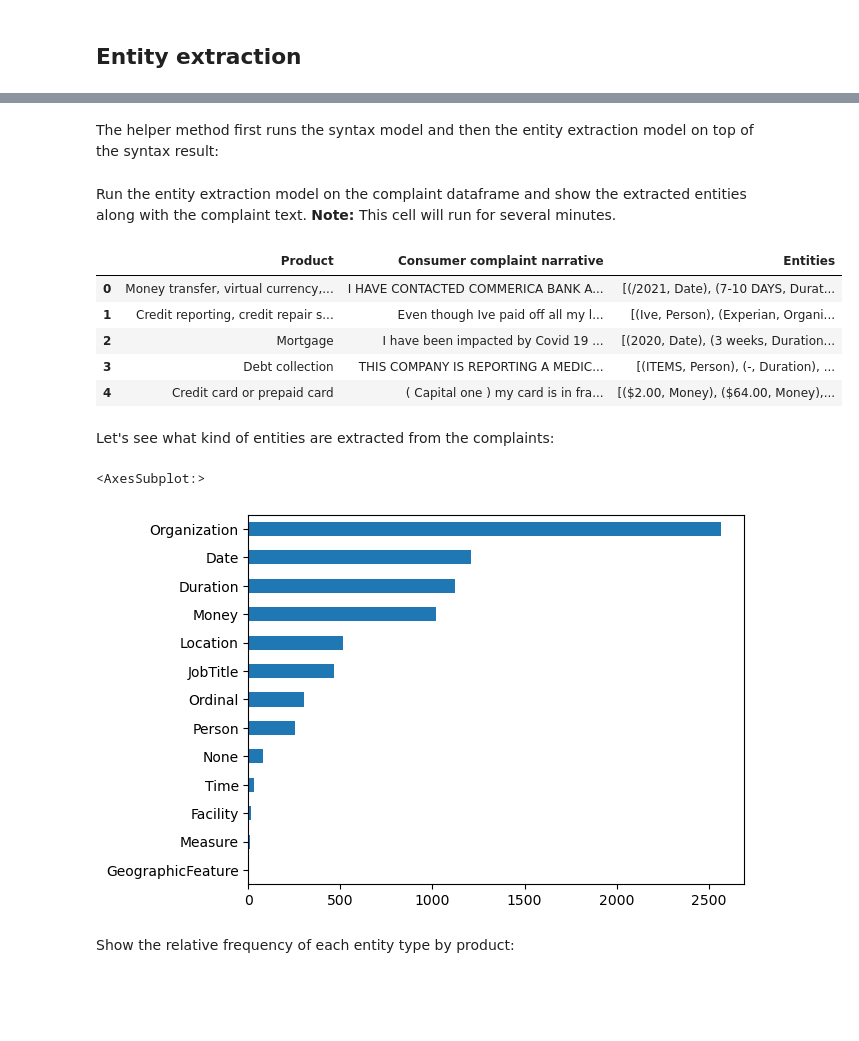
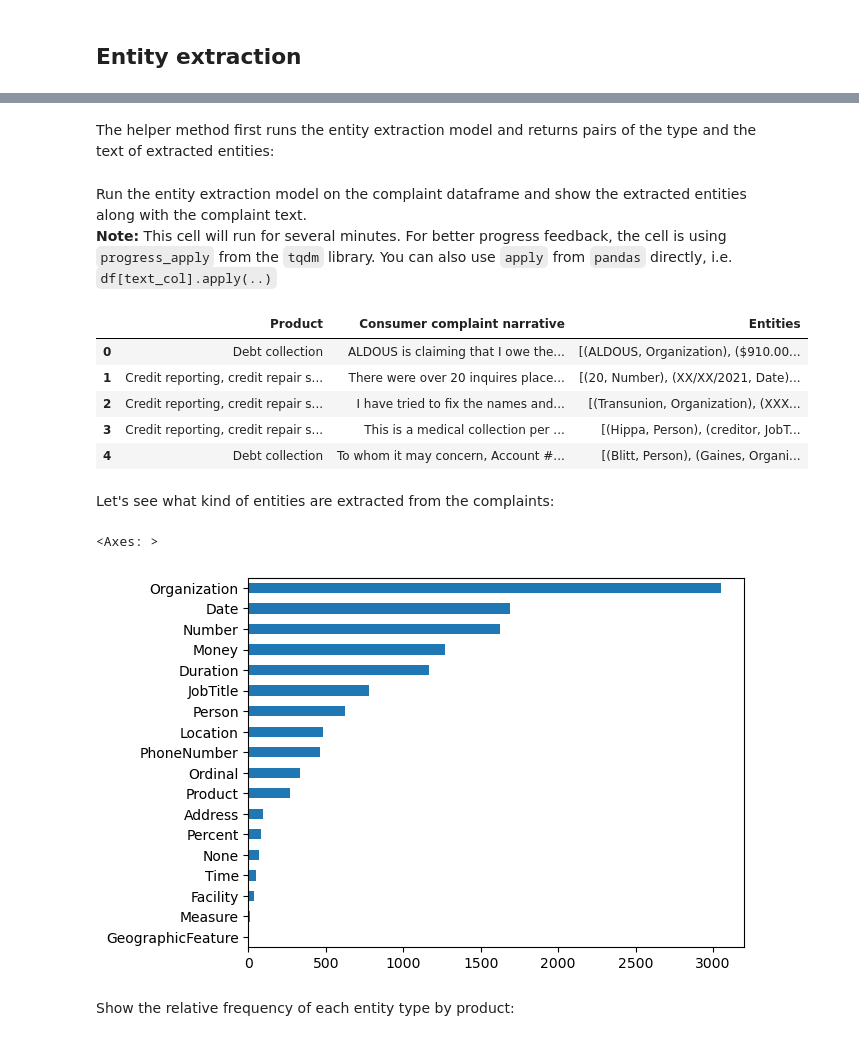
Before and after one commit to IBMDataScience/sample-notebooks, a Jupyter notebook: Cloud/IPYNB/Entity extraction on financial complaints.ipynb, the cells around one changed output, grey strips where cells are left out. Drawn from its saved outputs; the diff is of its cells as text; code cells hidden in the pictures; blank space fills up the shorter version.

```diff
--- a/Cloud/IPYNB/Entity extraction on financial complaints.ipynb
+++ b/Cloud/IPYNB/Entity extraction on financial complaints.ipynb
@@ -43,3 +46,11 @@ import watson_nlp
+# %%
+gpu_available = False
+try:
+    hw_spec = os.environ['RUNTIME_HARDWARE_SPEC']
+    if 'num_gpu' in json.loads(hw_spec):
+        gpu_available = True
+except:
+    pass
 # %% [markdown]
 <a id="loadData"></a>
 ## Load the complaints
@@ -202,3 +203,0 @@ The BERT entity mention model depends on the syntax model. Start with loading bo
-# %%
-syntax_model = watson_nlp.load(watson_nlp.download('syntax_izumo_en_stock'))
-bert_entity_model = watson_nlp.load(watson_nlp.download('entity-mentions_bert_multi_stock'))
@@ -205,13 +206,15 @@ bert_entity_model = watson_nlp.load(watson_nlp.download('entity-mentions_bert_mu
+# %%
+if gpu_available:
+    entity_transformer_model = watson_nlp.load('entity-mentions_transformer-workflow_multilingual_slate.153m.distilled')
+else:
+    entity_transformer_model = watson_nlp.load('entity-mentions_transformer-workflow_multilingual_slate.153m.distilled-cpu')
 # %% [markdown]
-The helper method first runs the syntax model and then the entity extraction model on top of the syntax result:
+The helper method first runs the entity extraction model and returns pairs of the type and the text of extracted entities:
 # %%
 def extract_entities(complaint_text):
-    # run syntax model
-    syntax_result = syntax_model.run(complaint_text, parsers=('token', 'lemma', 'part_of_speech'))
-    # run the entity mention model on the result of the syntax model
-    entity_mentions = bert_entity_model.run(syntax_result)
+    entity_mentions = entity_transformer_model.run(complaint_text, 'en')
     # get text and type of entities
     entities = entity_mentions.get_mention_pairs()
     return entities
 # %% [markdown]
-Run the entity extraction model on the complaint dataframe and show the extracted entities along with the complaint text. **Note:** This cell will run for several minutes.
+Run the entity extraction model on the complaint dataframe and show the extracted entities along with the complaint text.<br/> **Note:** This cell will run for several minutes. For better progress feedback, the cell is using `progress_apply` from the `tqdm` library. You can also use `apply` from `pandas` directly, i.e. `df[text_col].apply(..)`
@@ -218,18 +224,18 @@ Run the entity extraction model on the complaint dataframe and show the extracte
 # %%
 # run entity extraction and create a dataframe holding the results
-entities = df[text_col].apply(lambda text: extract_entities(text))
+entities = df[text_col].progress_apply(lambda text: extract_entities(text))
 entities_df = pd.DataFrame(entities)
 entities_df.rename(inplace=True, columns={text_col:'Entities'})
 # combine with our complaint dataframe
 text_entities_df = df[["Product", text_col]].merge(entities_df, how='left', left_index=True, right_index=True)
 text_entities_df.head()
 # %% [output]
 |  | Product | Consumer complaint narrative | Entities |
-| 0 | Money transfer, virtual currency,... | I HAVE CONTACTED COMMERICA BANK A... | [(/2021, Date), (7-10 DAYS, Durat... |
-| 1 | Credit reporting, credit repair s... | Even though Ive paid off all my l... | [(Ive, Person), (Experian, Organi... |
-| 2 | Mortgage | I have been impacted by Covid 19 ... | [(2020, Date), (3 weeks, Duration... |
-| 3 | Debt collection | THIS COMPANY IS REPORTING A MEDIC... | [(ITEMS, Person), (-, Duration), ... |
-| 4 | Credit card or prepaid card | ( Capital one ) my card is in fra... | [($2.00, Money), ($64.00, Money),... |
+| 0 | Debt collection | ALDOUS is claiming that I owe the... | [(ALDOUS, Organization), ($910.00... |
+| 1 | Credit reporting, credit repair s... | There were over 20 inquires place... | [(20, Number), (XX/XX/2021, Date)... |
+| 2 | Credit reporting, credit repair s... | I have tried to fix the names and... | [(Transunion, Organization), (XXX... |
+| 3 | Credit reporting, credit repair s... | This is a medical collection per ... | [(Hippa, Person), (creditor, JobT... |
+| 4 | Debt collection | To whom it may concern, Account #... | [(Blitt, Person), (Gaines, Organi... |
 # %% [markdown]
 Let's see what kind of entities are extracted from the complaints:
 # %%
@@ -246,8 +252,8 @@ exp_entities['Entity Type'] = exp_entities['Entities'].apply(lambda ent: get_ent
 # count the number of occurrences for each entity type
 exp_entities['Entity Type'].value_counts().head(20).sort_values().plot(kind='barh')
 # %% [output]
-<AxesSubplot:>
+<Axes: >
-[figure, old version]
+[figure, new version]
 # %% [markdown]
 Show the relative frequency of each entity type by product:
 # %%
```
Also changed, not shown: parts of 18 cells of this notebook, 3 other files.
